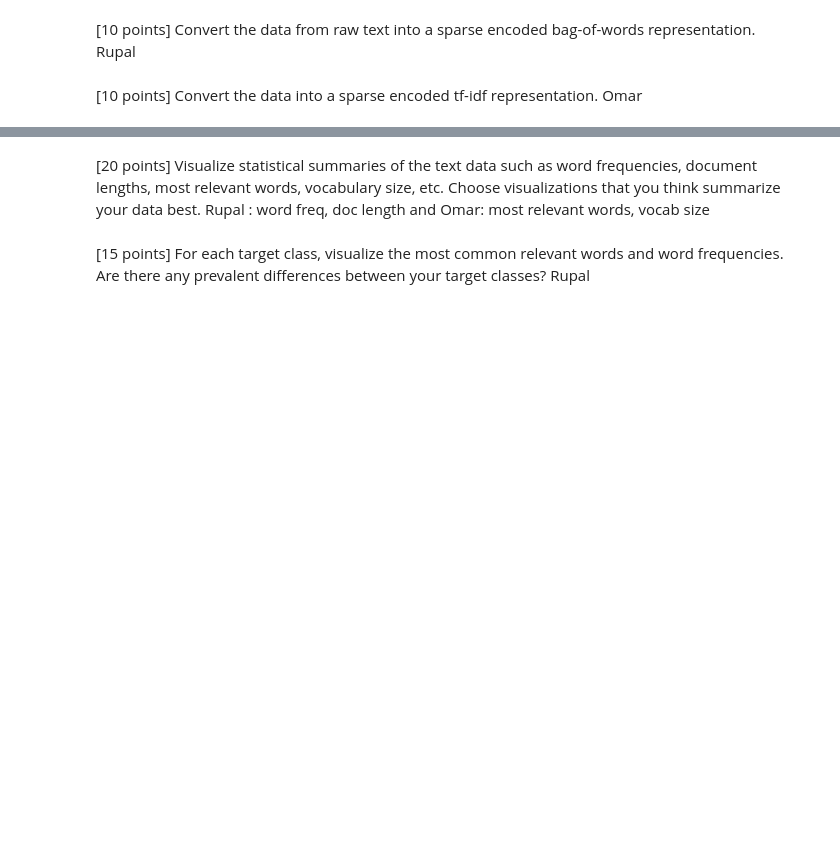
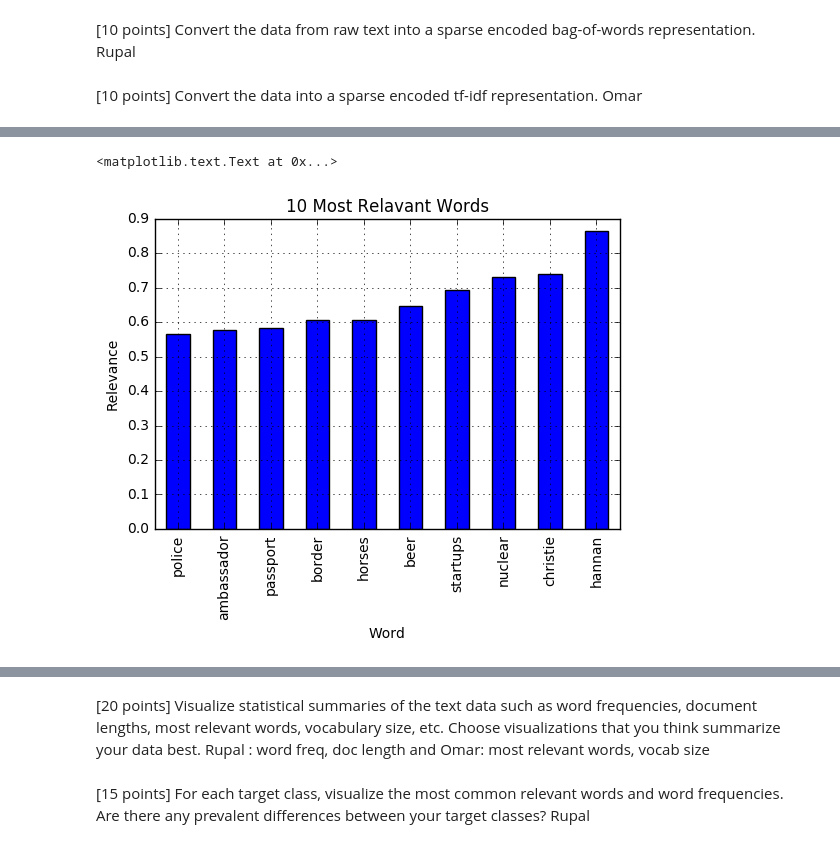
Before and after one commit to MachineLearning-FA2017/Lab2, a Jupyter notebook: Lab2.ipynb, the cells around one changed output, grey strips where cells are left out. Drawn from its saved outputs; the diff is of its cells as text; code cells hidden in the pictures; blank space fills up the shorter version.

Commit message:
adding tfidf

```diff
--- a/Lab2.ipynb
+++ b/Lab2.ipynb
@@ -4,7 +4,7 @@ import json
 from contextlib import closing
 # make base URL and dictionary of get request key/values
 url = "https://content.guardianapis.com/search"
-payload = {'api-key': "6ff8fcd2-050d-4801-a29f-848c8b750b6e", 'q':'parliament', 'show-blocks':'body',
+payload = {'api-key': "6ff8fcd2-050d-4801-a29f-848c8b750b6e", 'q':'Brexit', 'show-blocks':'body',
            'page-size': 200, 'show-tags': 'contributor'} # key/values for get request (look up in api, there are lots)
 
 # Perform the actual request
@@ -17,6 +17,6 @@ summaries = [x['blocks']['body'][0]['bodyTextSummary'] for x in articles['respon
 # print(len(summaries))
 # # print(len([word for document in summaries for word in summaries[0].split()]))
 words = [word for document in summaries for word in document.split()]
-print(words)
-print(len(words))
+print(summaries)
+print(len(summaries))
 # %% [output]
@@ -67,13 +67,12 @@ Omar
 from sklearn.feature_extraction.text import TfidfVectorizer
 import pandas as pd
 
-tfidf_vect = TfidfVectorizer(stop_words=stopwords, max_df=0.01,
-                             min_df=4)
-tfidf_mat = tfidf_vect.fit_transform(words)
+tfidf_vect = TfidfVectorizer(stop_words=stopwords)
+
+# tfidf_vect = TfidfVectorizer()
+tfidf_mat = tfidf_vect.fit_transform(summaries)
+
 # convert to pandas to get better idea about the data
-# df = pd.DataFrame(data=tfidf_mat.toarray(),columns=tfidf_vect.get_feature_names())
-# df.max().sort_values()[-10:]
-# df
-
-tfidf_vect.vocabulary_
+df = pd.DataFrame(data=tfidf_mat.toarray(),columns=tfidf_vect.get_feature_names())
+df
 # %% [output]
@@ -96,0 +147,15 @@ tfidf_vect.vocabulary_
+# %%
+# this python magics will allow plot to be embedded into the notebook
+import matplotlib.pyplot as plt
+import warnings
+warnings.simplefilter('ignore', DeprecationWarning)
+%matplotlib inline
+# could also say "%matplotlib notebook" here to make things interactive
+
+df_top_10_tfidf = df.max().sort_values()[-10:]
+axis = df_top_10_tfidf.plot(kind='bar', title="10 Most Relavant Words", grid=True)
+axis.set_xlabel("Word")
+axis.set_ylabel("Relevance")
+# %% [output]
+<matplotlib.text.Text at 0x...>
+[figure, added]
```
Also changed, not shown: parts of 6 cells of this notebook.
